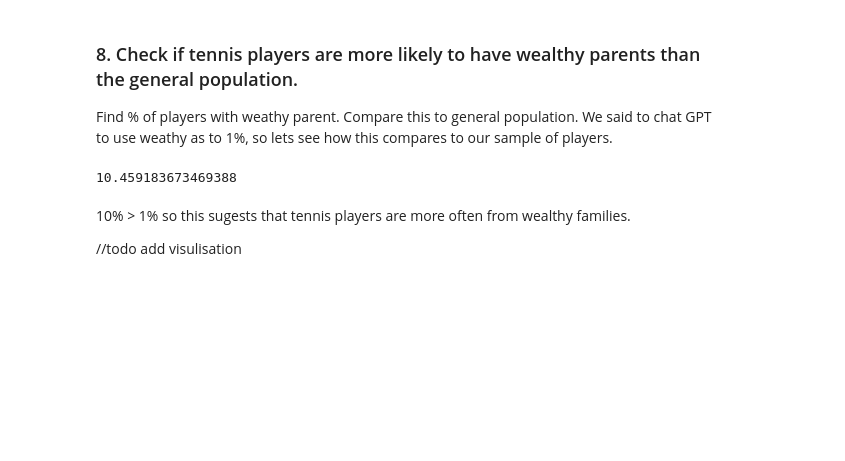
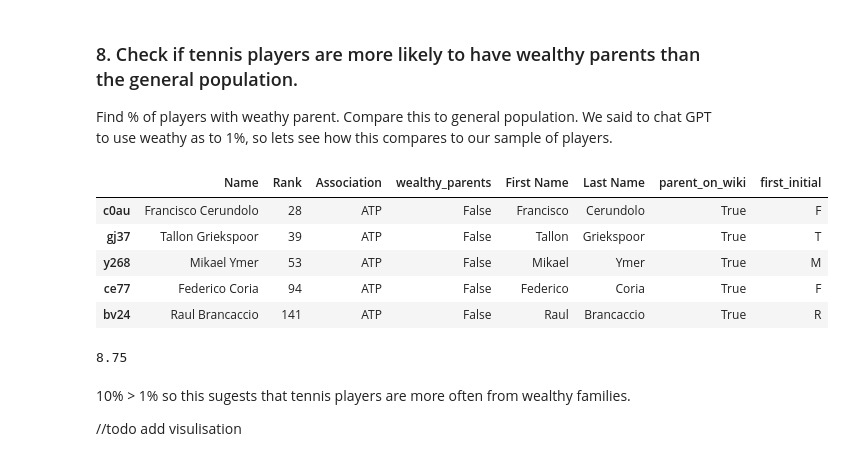
Before and after one commit to mmmcustard/analytics158739, a Jupyter notebook: 158739Assignment4.ipynb, the cells around one changed output. Cells and saved outputs as stored; diff of their text form; code cells hidden in the pictures; blank space fills up the shorter version.

```diff
--- a/158739Assignment4.ipynb
+++ b/158739Assignment4.ipynb
@@ -539,16 +543,23 @@ Compare this to general population. We said to chat GPT to use weathy as to 1%,
 # %%
 #Check if all players with wiki_parents are considered to have wealthy parents by chatGPT.
 
 #this returns all rows where a player has wiki parents but they are not wealthy
-all_wiki_parents = top_players[top_players['parent_on_wiki']==True]
+all_wiki_parents = players[players['parent_on_wiki']==True]
 
 test_wiki_vs_chatGPT = all_wiki_parents[all_wiki_parents['wealthy_parents']==False]
 test_wiki_vs_chatGPT.head()
+# %% [output]
+|  | Name | Rank | Association | wealthy_parents | First Name | Last Name | parent_on_wiki | first_initial |
+| c0au | Francisco Cerundolo | 28 | ATP | False | Francisco | Cerundolo | True | F |
+| gj37 | Tallon Griekspoor | 39 | ATP | False | Tallon | Griekspoor | True | T |
+| y268 | Mikael Ymer | 53 | ATP | False | Mikael | Ymer | True | M |
+| ce77 | Federico Coria | 94 | ATP | False | Federico | Coria | True | F |
+| bv24 | Raul Brancaccio | 141 | ATP | False | Raul | Brancaccio | True | R |
 # %%
-percentage_wealthy = top_players['wealthy_parents'].mean() * 100
+percentage_wealthy = players['wealthy_parents'].mean() * 100
 percentage_wealthy
 # %% [output]
-10.459183673469388
+8.75
 # %% [markdown]
 10% > 1% so this sugests that tennis players are more often from wealthy families.
 
```
Also changed, not shown: parts of 20 cells of this notebook.
